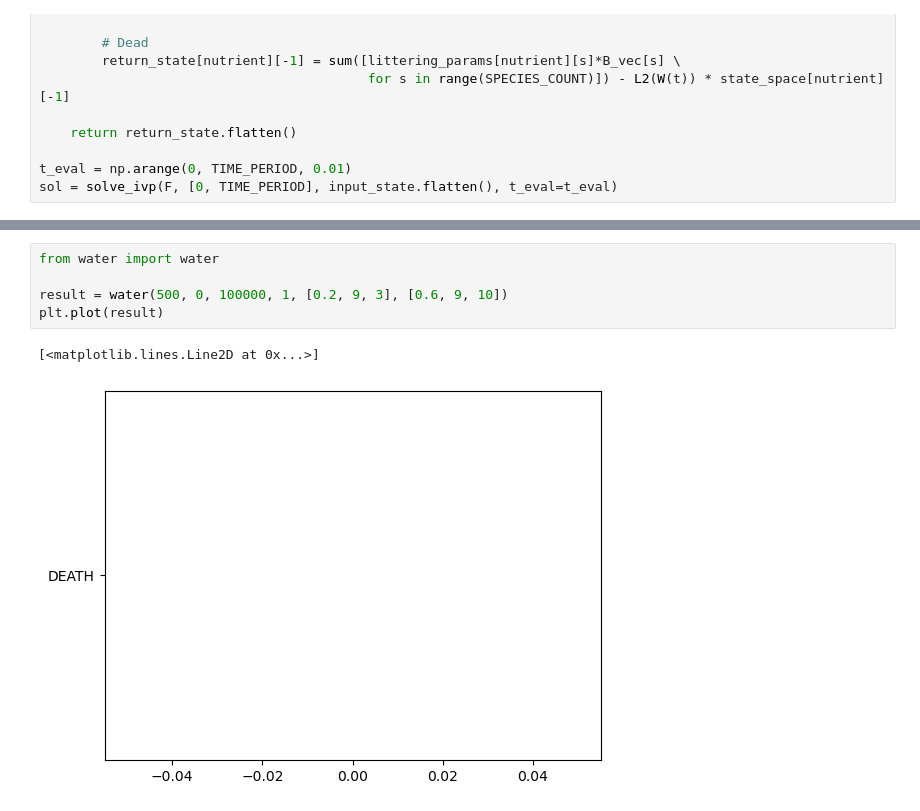
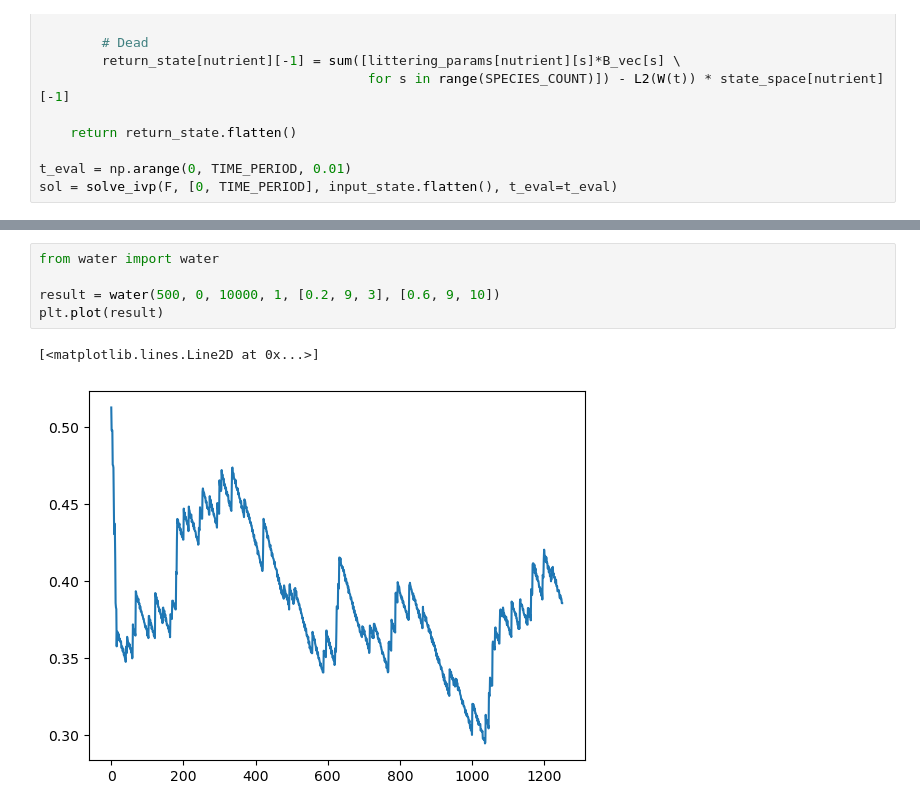
Before and after one commit to arjoooooon/MCM-2023, a Jupyter notebook: ModelSimulation.ipynb, the cells around one changed output, grey strips where cells are left out. Cells and saved outputs as stored; diff of their text form.

```diff
--- a/ModelSimulation.ipynb
+++ b/ModelSimulation.ipynb
@@ -120,8 +119,8 @@ TypeError: lineplot() takes from 0 to 1 positional arguments but 2 were given
 # %%
 from water import water
 
-result = water(500, 0, 100000, 1, [0.2, 9, 3], [0.6, 9, 10])
+result = water(500, 0, 10000, 1, [0.2, 9, 3], [0.6, 9, 10])
 plt.plot(result)
 # %% [output]
 [<matplotlib.lines.Line2D at 0x...>]
-[figure, old version]
+[figure, new version]
```
Also changed, not shown: parts of 1 cell of this notebook, 2 other files.
